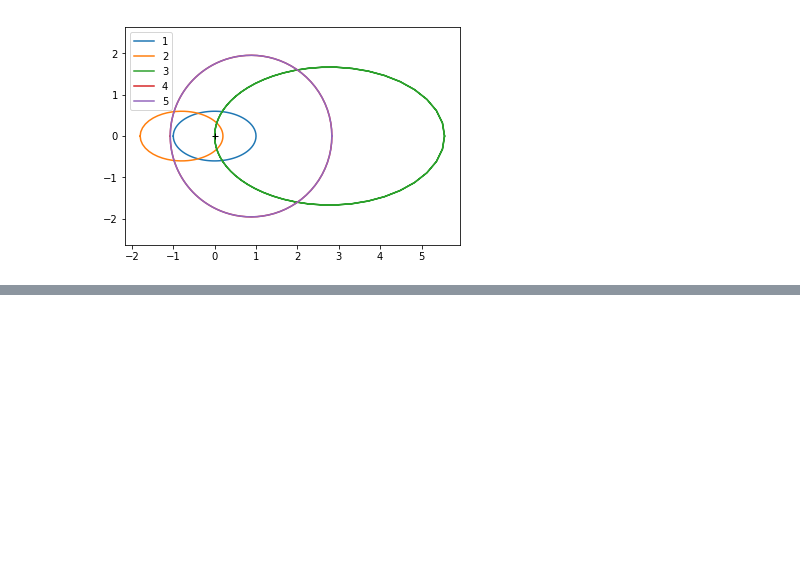
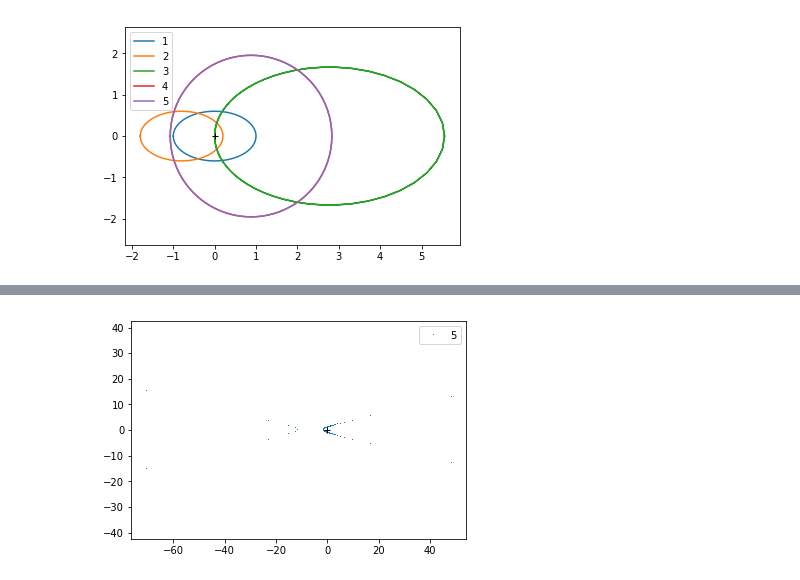
Before and after one commit to xdze2/CuNb, a Jupyter notebook: ray_tracing_vector.ipynb, the cells around one changed output, grey strips where cells are left out. Drawn from its saved outputs; the diff is of its cells as text; code cells hidden in the pictures; blank space fills up the shorter version.

Commit message:
calcul cone

```diff
--- a/ray_tracing_vector.ipynb
+++ b/ray_tracing_vector.ipynb
@@ -145,0 +225,8 @@ ImportError: No module named 'sympy'
+# %%
+u, v, rho, Gamma = sp.symbols('u, v, rho, Gamma')
+beta, ta, z0 = sp.symbols('beta, t_alpha, z_0')
+# %%
+eq = (u*sp.cos(beta))**2 + v**2 - (u*sp.sin(beta) + z0)**2 * ta**2
+# %%
+eq = eq.subs(((u, rho*sp.cos(Gamma)),
+              (v, rho*sp.sin(Gamma)) ))
@@ -145,0 +237,2 @@ ImportError: No module named 'sympy'
+# %%
+sol = sp.solve(eq, rho)
@@ -145,0 +247,16 @@ ImportError: No module named 'sympy'
+# %%
+sol0 = sp.lambdify((Gamma, beta, ta, z0), sol[0], 'numpy')
+
+ta_val = np.tan( 20 *np.pi/180 ) # demi angle cone
+z0_val = 3
+beta_val = 105 *np.pi/180
+
+gamma_val = np.linspace(-np.pi, +np.pi, 120)
+
+plt.plot(*get_xy(gamma_val, sol0(gamma_val, beta_val, ta_val, z0_val)), ',',
+         label='5');
+
+plt.axis('equal'); plt.legend();
+plt.plot(0, 0, '+k');
+# %% [output]
+[figure, added]
```
Also changed, not shown: parts of 22 cells of this notebook.
